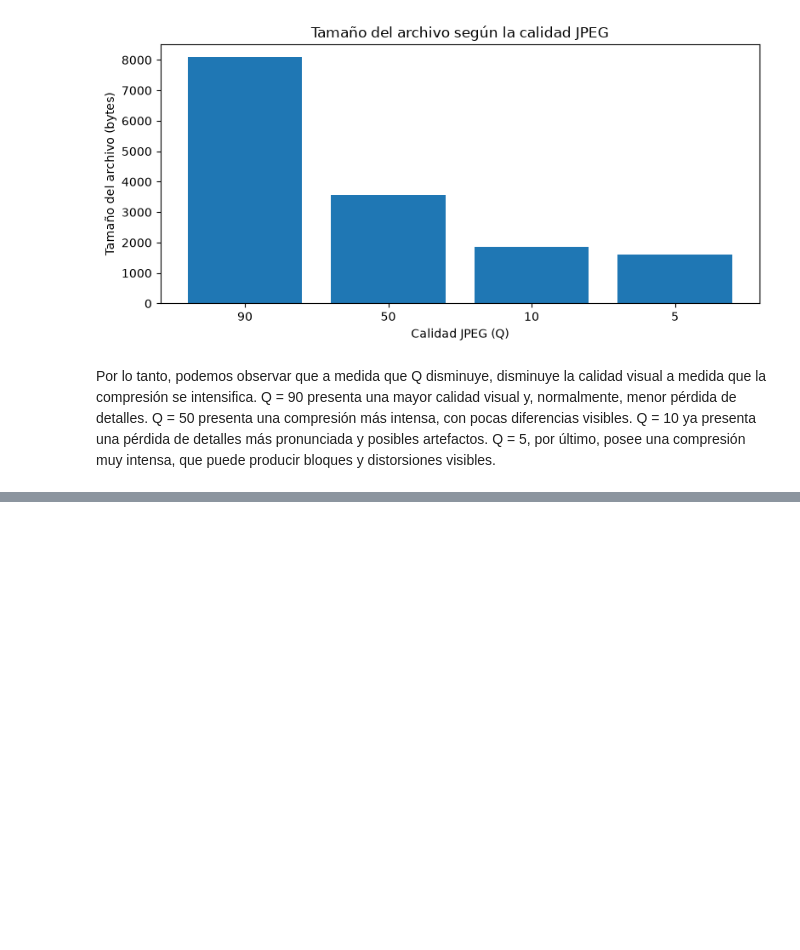
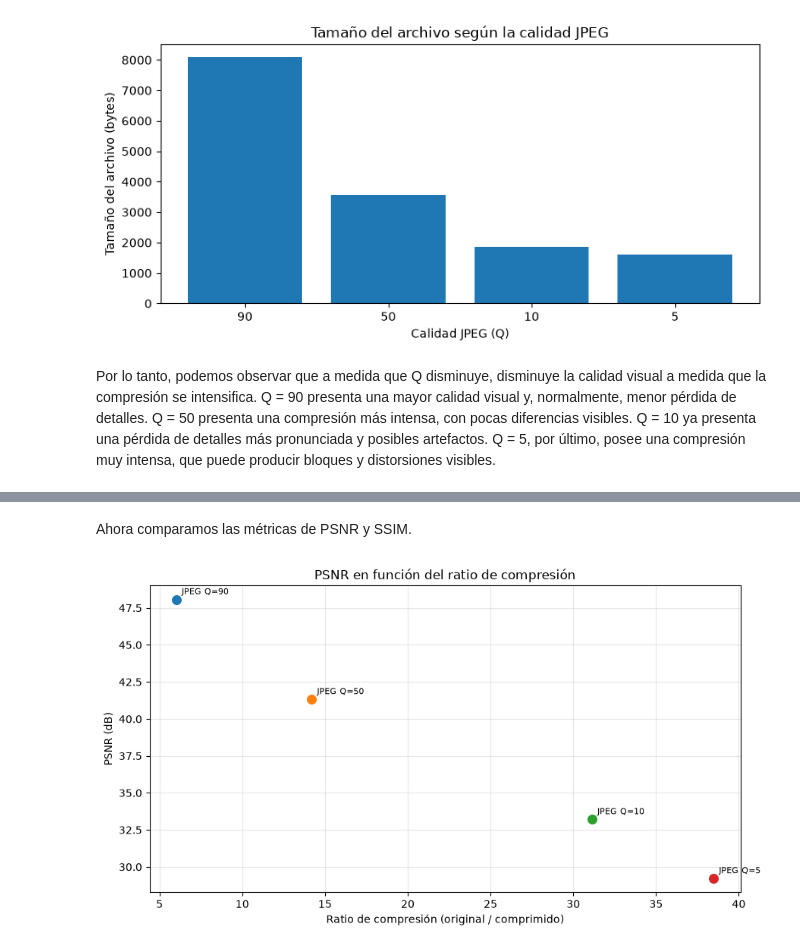
Before and after one commit to valjeon/PSIB_Guia_Imag_Biomed_Grupo15, a Jupyter notebook: notebooks/modulo4.ipynb, the cells around one changed output, grey strips where cells are left out. Drawn from its saved outputs; the diff is of its cells as text; code cells hidden in the pictures; blank space fills up the shorter version.

```diff
--- a/notebooks/modulo4.ipynb
+++ b/notebooks/modulo4.ipynb
@@ -565,0 +698,35 @@ En síntesis, a diferencia de Huffman y RLE, JPEG es un método de compresión c
+# %% [markdown]
+Ahora comparamos las métricas de PSNR y SSIM.
+# %%
+df_grafico = df_comparacion.replace(
+    [np.inf, -np.inf], np.nan
+)
+
+plt.figure(figsize=(9, 5))
+
+for _, fila in df_grafico.iterrows():
+    if pd.notna(fila["PSNR (dB)"]):
+        plt.scatter(
+            fila["Ratio de compresión"],
+            fila["PSNR (dB)"],
+            s=70
+        )
+        plt.annotate(
+            fila["Método"],
+            (
+                fila["Ratio de compresión"],
+                fila["PSNR (dB)"]
+            ),
+            xytext=(5, 5),
+            textcoords="offset points",
+            fontsize=8
+        )
+
+plt.xlabel("Ratio de compresión (original / comprimido)")
+plt.ylabel("PSNR (dB)")
+plt.title("PSNR en función del ratio de compresión")
+plt.grid(True, alpha=0.3)
+plt.tight_layout()
+plt.show()
+# %% [output]
+[figure, added]
```
Also changed, not shown: parts of 14 cells of this notebook.
